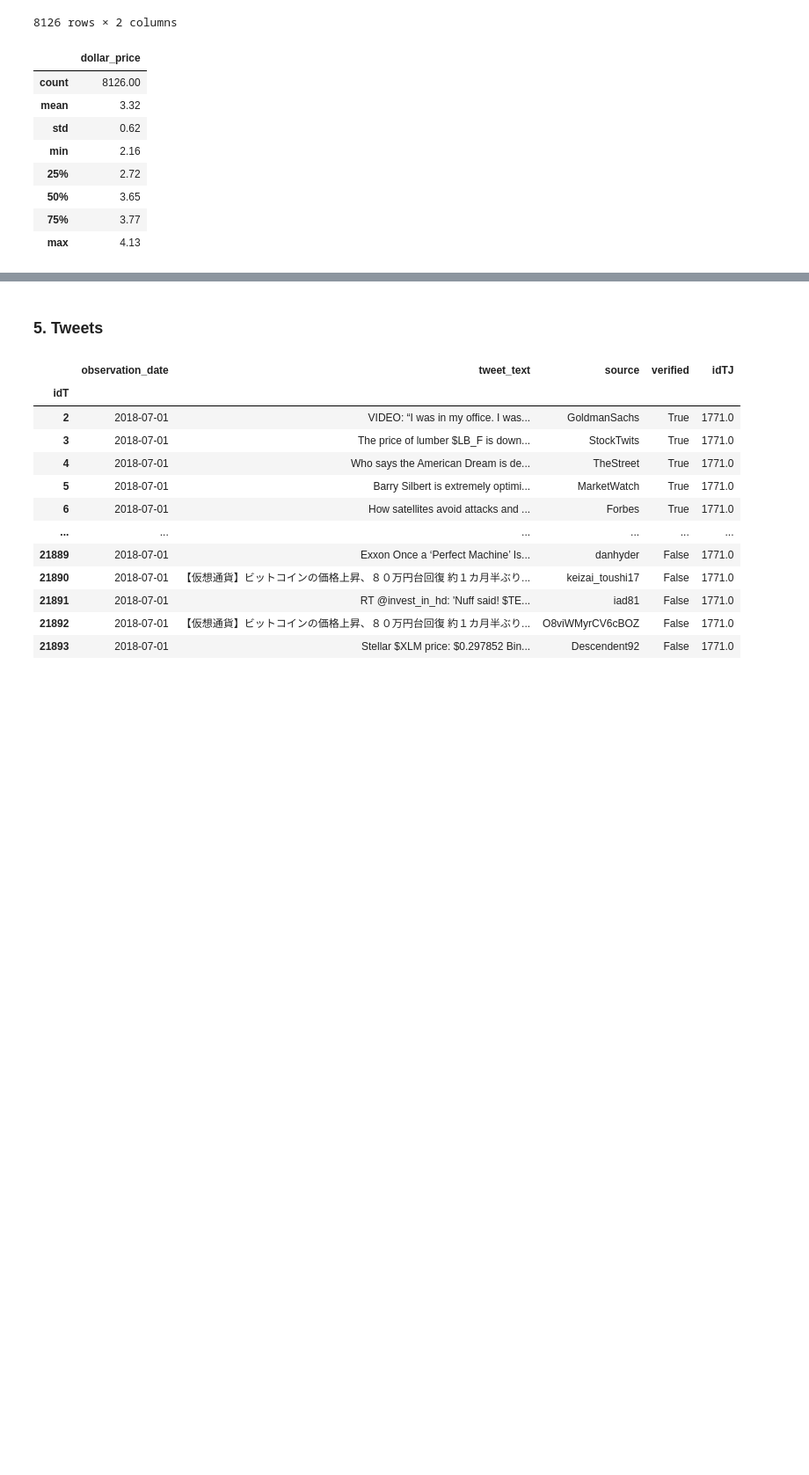
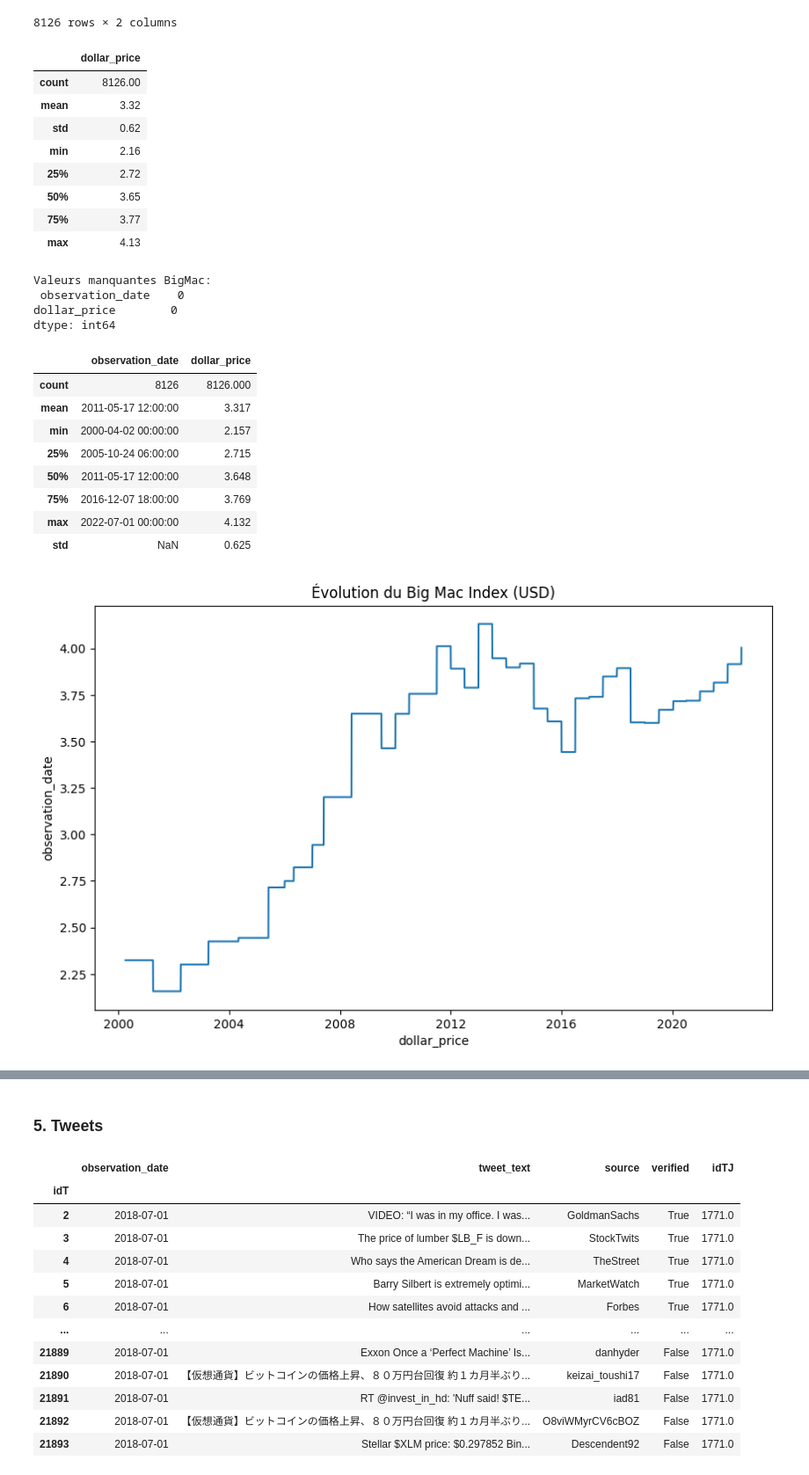
Before and after one commit to gcolpari/STOCKMARKET_PREDICTION-, a Jupyter notebook: AED.ipynb, the cells around one changed output, grey strips where cells are left out. Shown at 88% size. Saved outputs shown, nothing was run; the diff lists cells and outputs as text; code cells hidden in the pictures; blank space fills up the shorter version.

```diff
--- a/AED.ipynb
+++ b/AED.ipynb
@@ -302,3 +302,29 @@ df.iloc[:,1::].describe().round(2)
 | 50% | 3.65 |
 | 75% | 3.77 |
 | max | 4.13 |
+# %%
+#BIGMAC PLOTS
+bigmac = import_bigmacindex_table(bdd)   # même logique que dans AED
+bigmac.head()
+
+print("Valeurs manquantes BigMac:\n", bigmac.isna().sum())
+display(bigmac.describe().round(3))
+
+plot_datetime(bigmac, "dollar_price", title="Évolution du Big Mac Index (USD)")
+plot_histplot(bigmac, "dollar_price", bins=40)
+plot_boxplot(bigmac, "dollar_price")
+# %% [output]
+Valeurs manquantes BigMac:
+ observation_date    0
+dollar_price        0
+dtype: int64
+|  | observation_date | dollar_price |
+| count | 8126 | 8126.000 |
+| mean | 2011-05-17 12:00:00 | 3.317 |
+| min | 2000-04-02 00:00:00 | 2.157 |
+| 25% | 2005-10-24 06:00:00 | 2.715 |
+| 50% | 2011-05-17 12:00:00 | 3.648 |
+| 75% | 2016-12-07 18:00:00 | 3.769 |
+| max | 2022-07-01 00:00:00 | 4.132 |
+| std | NaN | 0.625 |
+[figure, added]
```
Also changed, not shown: parts of 3 cells of this notebook.
